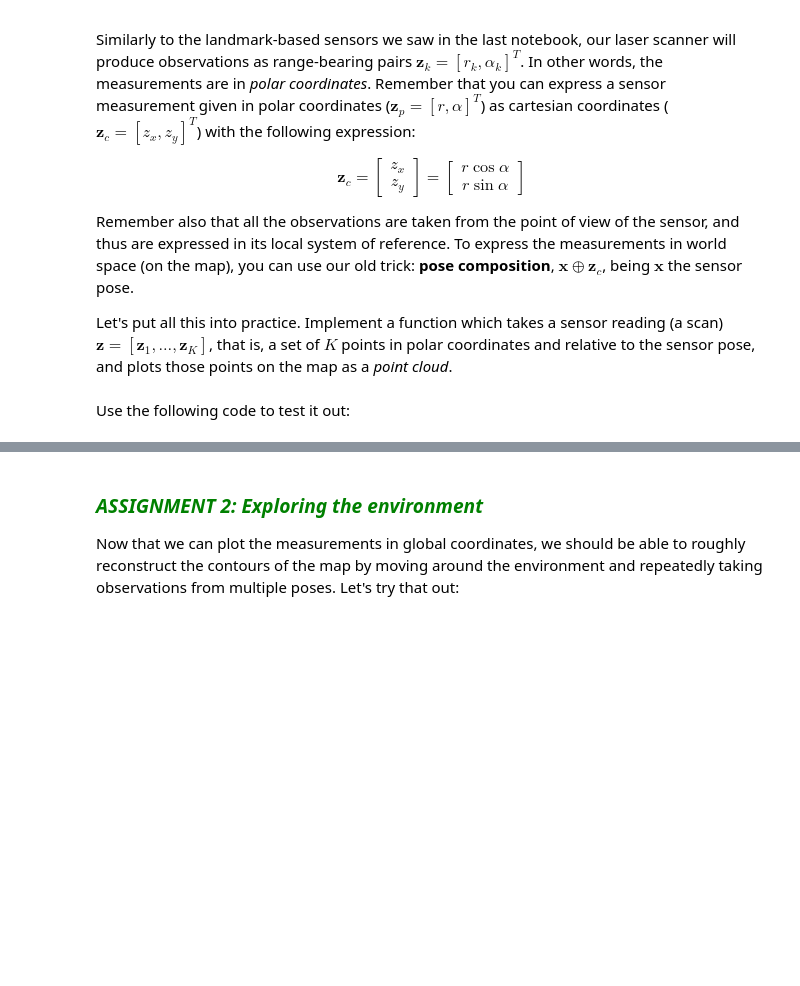
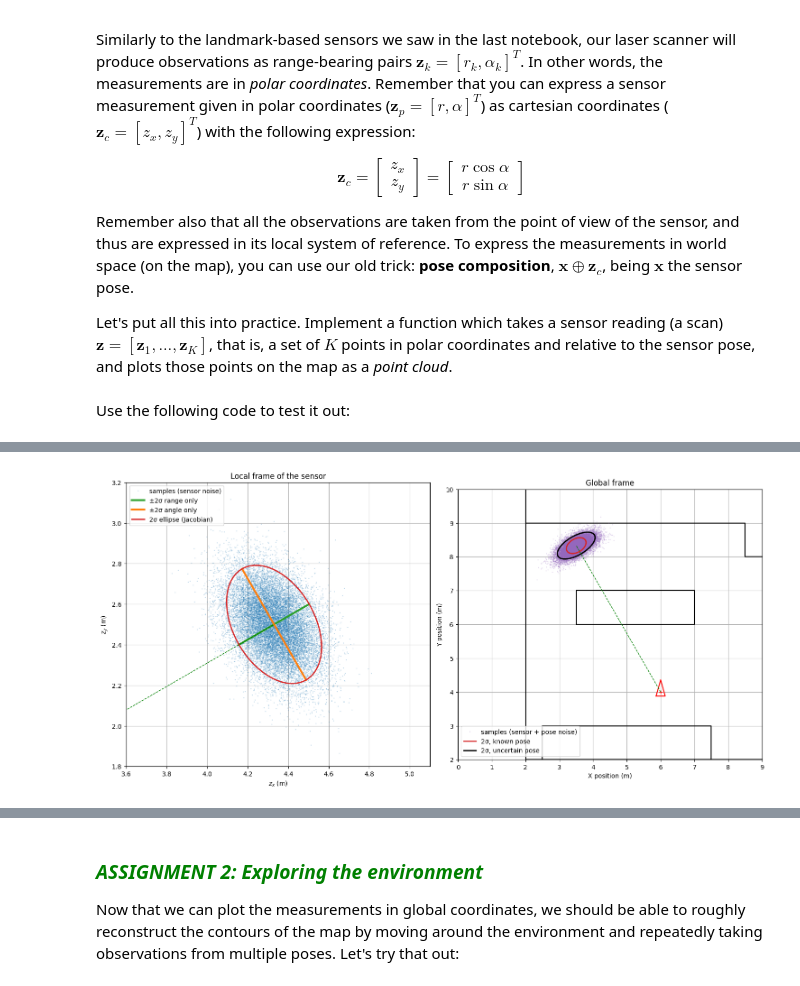
Before and after one commit to jalcausa/Robotica, a Jupyter notebook: Practicas/uma_robotics_2027/Chapter 04.Robot sensing/4.2 Laser Scanner.ipynb, the cells around one changed output, grey strips where cells are left out. Drawn from its saved outputs; the diff is of its cells as text; code cells hidden in the pictures; blank space fills up the shorter version.

```diff
--- a/Practicas/uma_robotics_2027/Chapter 04.Robot sensing/4.2 Laser Scanner.ipynb
+++ b/Practicas/uma_robotics_2027/Chapter 04.Robot sensing/4.2 Laser Scanner.ipynb
@@ -193,0 +273,99 @@ Expected output:
+# %%
+# Uncertainty of one laser point: polar -> local cartesian -> global (Jacobians vs. Monte Carlo)
+from utils.PlotEllipse import PlotEllipse
+
+def polar_to_cartesian_cov(r, alpha, Q):
+    """Covariance of z_c = [r cos(alpha), r sin(alpha)] given the 2x2 covariance Q of z_p = [r, alpha]."""
+    J = np.array([[np.cos(alpha), -r*np.sin(alpha)],
+                  [np.sin(alpha),  r*np.cos(alpha)]])
+    return J @ Q @ J.T
+
+def point_global_cov(pose, z_c, P_pose, Sigma_c):
+    """Covariance of the global point pose ⊕ z_c, given P_pose (3x3) and Sigma_c (2x2)."""
+    c, s = np.cos(pose[2, 0]), np.sin(pose[2, 0])
+    J_x = np.array([[1, 0, -z_c[0, 0]*s - z_c[1, 0]*c],
+                    [0, 1,  z_c[0, 0]*c - z_c[1, 0]*s]])   # d(pose ⊕ z)/d pose  (2x3)
+    J_z = np.array([[c, -s],
+                    [s,  c]])                               # d(pose ⊕ z)/d z     (2x2)
+    return J_x @ P_pose @ J_x.T + J_z @ Sigma_c @ J_z.T
+
+def axes_std(cov):
+    """Standard deviations along the principal axes (largest first)."""
+    return np.sqrt(np.sort(np.linalg.eigvalsh(cov))[::-1].clip(min=0))
+
+def beam_std(cov, alpha):
+    """Standard deviations along and across a beam with local direction alpha."""
+    u_along, u_across = np.array([np.cos(alpha), np.sin(alpha)]), np.array([-np.sin(alpha), np.cos(alpha)])
+    return np.sqrt(np.clip([u_along @ cov @ u_along, u_across @ cov @ u_across], 0, None))
+
+r0, a0 = 5.0, np.pi/6
+Q = np.diag([0.01, 0.001])
+sensor_pose = np.vstack([6, 4, np.pi/2])
+P_pose = np.diag([0.01, 0.01, 0.0025])
+n = 20000
+rng = np.random.default_rng(0)
+
+# 1) Sensor noise only, in the local frame of the sensor
+print(f'Point at r = {r0} m, alpha = {np.degrees(a0):.0f} deg, Q = diag({Q[0, 0]}, {Q[1, 1]})')
+print(f"{'noise source':>14} | std along the beam, across the beam (m)")
+for name, Qi in [('range only', np.diag([Q[0, 0], 0])), ('angle only', np.diag([0, Q[1, 1]])), ('both', Q)]:
+    s_along, s_across = beam_std(polar_to_cartesian_cov(r0, a0, Qi), a0)
+    print(f'{name:>14} | {s_along:.3f}, {s_across:.3f}')
+print(f'Distance at which both contributions are equal: r* = sigma_r / sigma_alpha = {np.sqrt(Q[0, 0]/Q[1, 1]):.2f} m')
+
+zp = rng.multivariate_normal([r0, a0], Q, n).T
+zc_samples = np.vstack([zp[0]*np.cos(zp[1]), zp[0]*np.sin(zp[1])])
+Sigma_c = polar_to_cartesian_cov(r0, a0, Q)
+print('\nSigma_zc with the Jacobian:\n', Sigma_c.round(4))
+print('Sample covariance (Monte Carlo):\n', np.cov(zc_samples).round(4))
+
+# 2) Global point with an uncertain sensor pose
+z_c = np.vstack([r0*np.cos(a0), r0*np.sin(a0)])
+poses = rng.multivariate_normal(sensor_pose.ravel(), P_pose, n).T
+c, s = np.cos(poses[2]), np.sin(poses[2])
+p_samples = poses[:2] + np.vstack([c*zc_samples[0] - s*zc_samples[1], s*zc_samples[0] + c*zc_samples[1]])
+mean_p = tcomp(sensor_pose, np.vstack([z_c, 0]))[:2]
+Sigma_p_sensor = point_global_cov(sensor_pose, z_c, np.zeros((3, 3)), Sigma_c)
+Sigma_p = point_global_cov(sensor_pose, z_c, P_pose, Sigma_c)
+print('\nGlobal point (mean):', mean_p.ravel().round(3))
+print('Sigma_p, known pose:\n', Sigma_p_sensor.round(4))
+print('Sigma_p, uncertain pose (Jacobians):\n', Sigma_p.round(4))
+print('Sample covariance (Monte Carlo):\n', np.cov(p_samples).round(4))
+print('Principal std (m): known pose', axes_std(Sigma_p_sensor).round(3),
+      '| uncertain pose', axes_std(Sigma_p).round(3))
+
+# 3) Effect of the distance
+print(f"\n{'r (m)':>6} | std along, across the beam (m) | pose uncertainty added: principal std (m)")
+for r in [1, 2, 5, 10]:
+    zc_r = np.vstack([r*np.cos(a0), r*np.sin(a0)])
+    Sc_r = polar_to_cartesian_cov(r, a0, Q)
+    print(f'{r:>6} | {beam_std(Sc_r, a0).round(3)} | {axes_std(point_global_cov(sensor_pose, zc_r, P_pose, Sc_r)).round(3)}')
+
+fig, axes = plt.subplots(1, 2, figsize=(15, 7))
+ax = axes[0]
+ax.plot(zc_samples[0], zc_samples[1], '.', markersize=1, color='tab:blue', alpha=0.3, label='samples (sensor noise)')
+u_beam = np.array([np.cos(a0), np.sin(a0)]); u_perp = np.array([-np.sin(a0), np.cos(a0)])
+for vec, sig, col, lab in [(u_beam, np.sqrt(Q[0, 0]), 'tab:green', '±2σ range only'),
+                           (u_perp, r0*np.sqrt(Q[1, 1]), 'tab:orange', '±2σ angle only')]:
+    seg = z_c.ravel()[:, None] + np.outer(vec, [-2*sig, 2*sig])
+    ax.plot(seg[0], seg[1], color=col, linewidth=3, label=lab)
+PlotEllipse(fig, ax, z_c, Sigma_c, 2, color='tab:red', linewidth=2, label='2σ ellipse (Jacobian)')
+ax.plot([0, z_c[0, 0]], [0, z_c[1, 0]], 'g--', linewidth=1)
+ax.plot(0, 0, 'k^', markersize=10)
+ax.set(title='Local frame of the sensor', xlabel='$z_x$ (m)', ylabel='$z_y$ (m)',
+       xlim=(3.6, 5.1), ylim=(1.8, 3.2), aspect='equal')
+ax.grid(True); ax.legend(loc='upper left')
+
+ax = axes[1]
+plt.sca(ax)
+ax.plot(virtual_map[0], virtual_map[1], 'k-')
+ax.plot(p_samples[0], p_samples[1], '.', markersize=1, color='tab:purple', alpha=0.3, label='samples (sensor + pose noise)')
+PlotEllipse(fig, ax, mean_p, Sigma_p_sensor, 2, color='tab:red', linewidth=2, label='2σ, known pose')
+PlotEllipse(fig, ax, mean_p, Sigma_p, 2, color='k', linewidth=2, label='2σ, uncertain pose')
+ax.set(title='Global frame', xlabel='X position (m)', ylabel='Y position (m)', xlim=(0, 9), ylim=(2, 10), aspect='equal')
+ax.grid(True)
+DrawRobot(fig, ax, sensor_pose, axis_percent=0.015, color='r', linewidth=1.5)
+ax.plot([sensor_pose[0, 0], mean_p[0, 0]], [sensor_pose[1, 0], mean_p[1, 0]], 'g--', linewidth=1)
+ax.legend(loc='lower left')
+plt.tight_layout()
+# %% [output]
@@ -193,0 +389 @@ Expected output:
+[figure, added]
```
Also changed, not shown: parts of 14 cells of this notebook, 12 other files.
